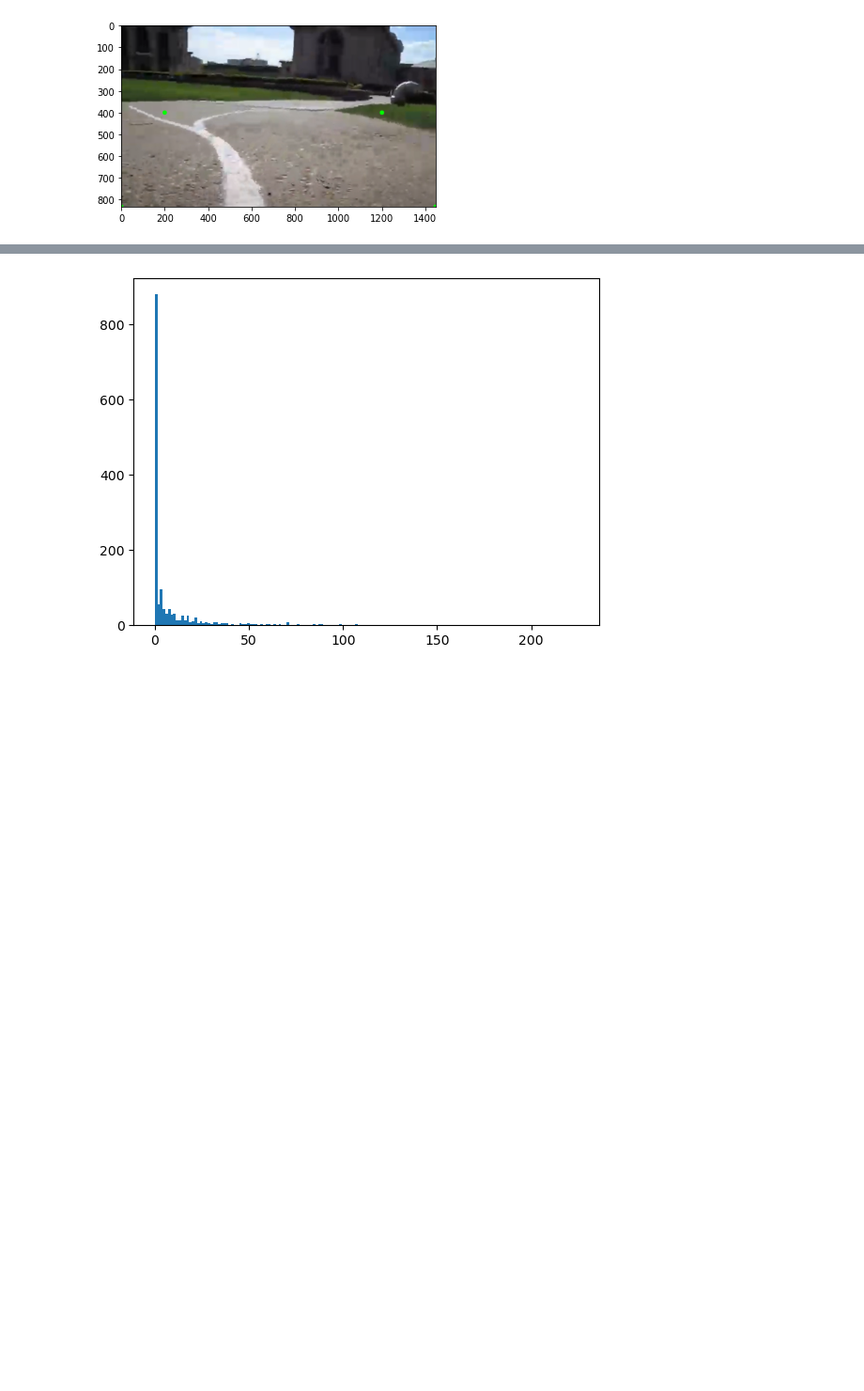
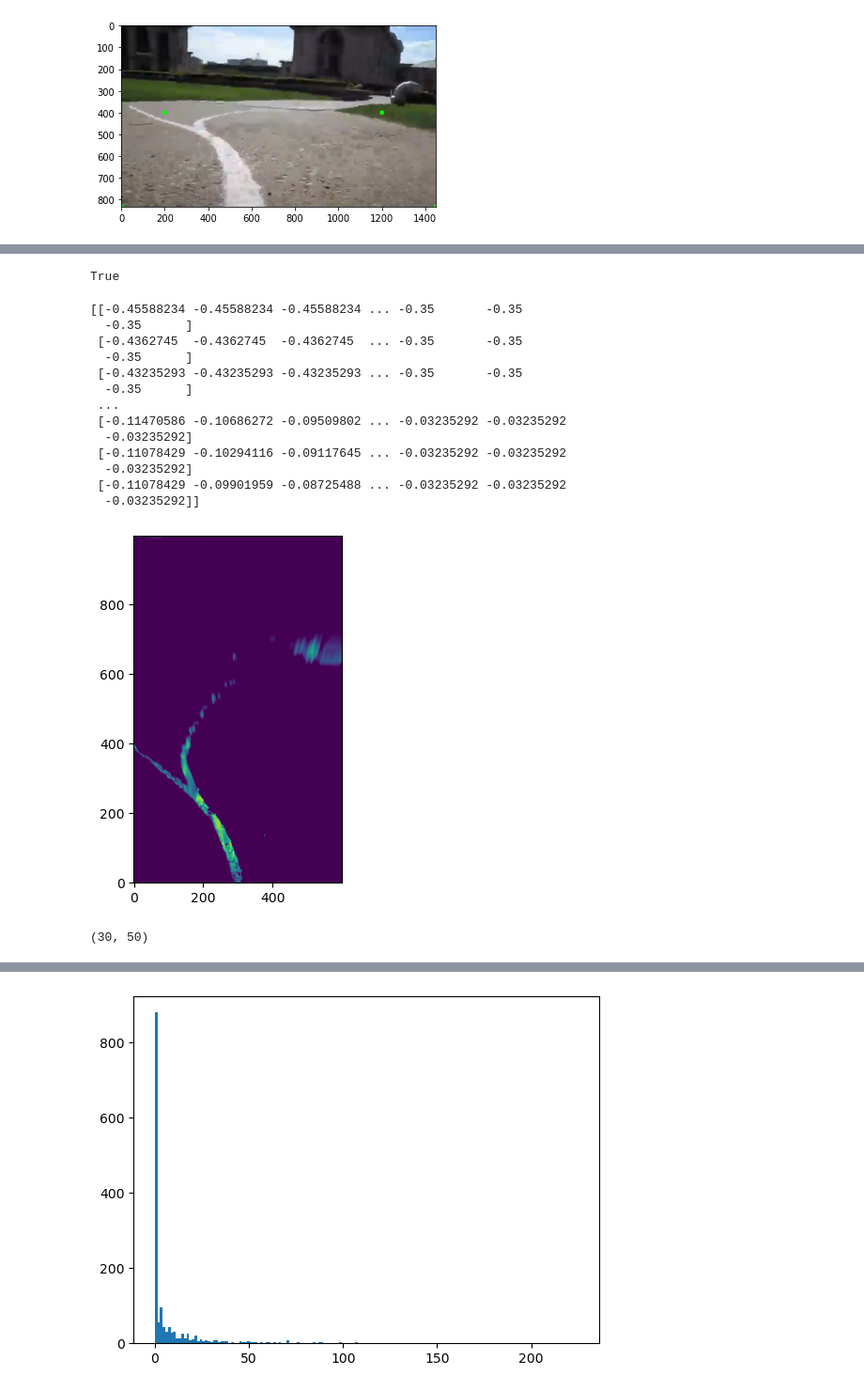
Before and after one commit to atomicapple0/mobots-2023, a Jupyter notebook: processing.ipynb, the cells around one changed output, grey strips where cells are left out. Shown at 94% size. Cells and saved outputs as stored; diff of their text form; code cells hidden in the pictures; blank space fills up the shorter version.

```diff
--- a/processing.ipynb
+++ b/processing.ipynb
@@ -74,3 +101,39 @@ yuv = yuv[:,:,0]
+# %%
+yuv.dtype == np.float32
+# %% [output]
+True
+# %%
+def relu(img, thresh):
+    img = img.astype(np.float32)
+    diff = img - thresh
+    print(diff)
+    relud = (diff * (diff > 0))
+    return relud + thresh
+
+yuv = cv2.cvtColor(warped, cv2.COLOR_RGB2YUV)
+yuv_new = relu(yuv[:,:,0] / 255.0, .75)
+plt.imshow(yuv_new, origin='lower')
+plt.show()
+yuv = yuv_new
+# %% [output]
+[[-0.45588234 -0.45588234 -0.45588234 ... -0.35       -0.35
+  -0.35      ]
+ [-0.4362745  -0.4362745  -0.4362745  ... -0.35       -0.35
+  -0.35      ]
+ [-0.43235293 -0.43235293 -0.43235293 ... -0.35       -0.35
+  -0.35      ]
+ ...
+ [-0.11470586 -0.10686272 -0.09509802 ... -0.03235292 -0.03235292
+  -0.03235292]
+ [-0.11078429 -0.10294116 -0.09117645 ... -0.03235292 -0.03235292
+  -0.03235292]
+ [-0.11078429 -0.09901959 -0.08725488 ... -0.03235292 -0.03235292
+  -0.03235292]]
+[figure, added]
+# %%
+(yuv.shape[1] // 20, yuv.shape[0] // 20)
+# %% [output]
+(30, 50)
 # %%
 shape = (yuv.shape[1] // 20, yuv.shape[0] // 20)
 resized = cv2.resize(yuv, shape, interpolation = cv2.INTER_AREA)
```
Also changed, not shown: parts of 38 cells of this notebook, 20 other files.
